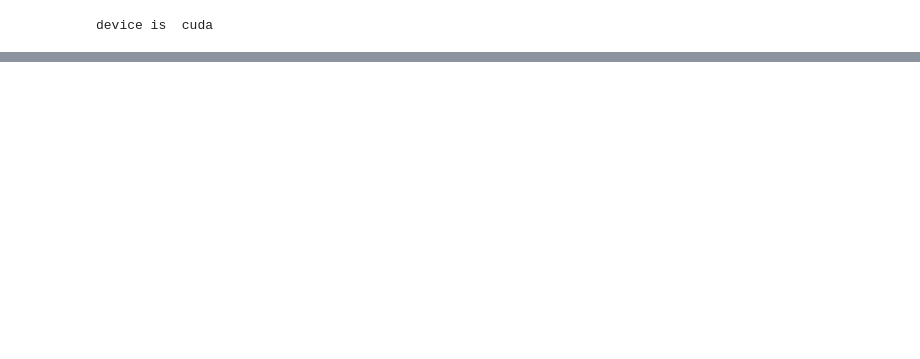
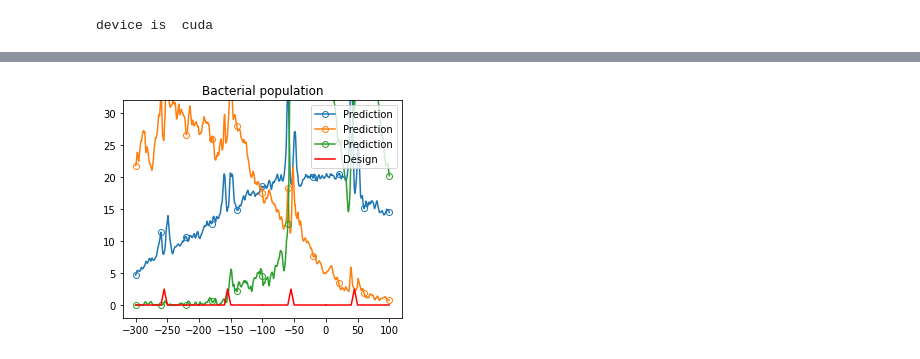
Before and after one commit to zongyi-li/Geo-FNO-catheter, a Jupyter notebook: data_design.ipynb, the cells around one changed output, grey strips where cells are left out. Drawn from its saved outputs; the diff is of its cells as text; code cells hidden in the pictures; blank space fills up the shorter version.

```diff
--- a/data_design.ipynb
+++ b/data_design.ipynb
@@ -174,0 +96,95 @@ x2, x3, h =  67.99164459991623 47.51063558980365 3.257673462055655
+# %%
+################################################################
+# inverse optimization for 1d
+################################################################
+n_periods = 4
+
+model = torch.load("catheter_plain_model_1d500", map_location=device)
+print(count_params(model))
+
+learning_rate = 0.01
+epochs = 10001
+step_size = 1000
+gamma = 0.5
+factor = torch.tensor(1e6)
+# x2, x3, h = 40 + theta[0], 40 + theta[1]^2, theta[2]^2
+# theta initial condition = 5, sqrt(10), sqrt(3)
+# Lx, x2, x3, h
+# constraints
+#               0 < Lx
+#               0.4Lx < x3
+#               0 < x2 < Lx
+#               0 < h
+# Lx=50 + abs(theta[0])
+# x1=0.4*Lx
+# x2=0.4*Lx + theta[1]
+# x3=0.4*Lx + abs(theta[2])
+# h = abs(theta[3])
+Lx_low = torch.tensor(50.0)
+theta0 = torch.tensor(np.array([50, 5, 10, 2.5], dtype=np.float))
+theta = torch.tensor(np.array([50, 5, 10, 2.5], dtype=np.float), requires_grad=True)
+
+optimizer = Adam([theta], lr=learning_rate)
+scheduler = torch.optim.lr_scheduler.StepLR(optimizer, step_size=step_size, gamma=gamma)
+
+myloss = LpLoss(size_average=False)
+xx_mask = torch.linspace(-100*(n_periods-1), 100, n_periods*1000+1, dtype=torch.float).to(device)
+
+n_features = 3
+n_data = 3
+ncx = 200
+n_p = n_periods*ncx+1
+inputZ = np.zeros((n_data, n_p, n_features))
+uf_code = np.array([[1,0,0],[0,1,0],[0,0,1]])
+for uf_type in range(n_data):
+    inputZ[uf_type,:,:3] = np.outer(np.ones(n_p), uf_code[uf_type, :])
+inputZ = torch.tensor(inputZ, dtype=torch.float).to(device)
+
+
+for ep in range(epochs):
+    model.train()
+    t1 = default_timer()
+
+    dLx, dx2, dx3 = torch.abs(theta[0]), theta[1], torch.abs(theta[2])
+    Lx  = Lx_low+dLx
+    x2, x3, h = 0.4*Lx+dx2,  0.4*Lx+dx3, torch.abs(theta[3])
+    x, XC, YC = Theta2Mesh_1d(Lx, x2, x3, h)
+
+
+    x = x.repeat(n_data, 1, 1)
+    x = torch.cat([x, inputZ], dim=2)
+
+    out = torch.clip(model(x).squeeze(), min=0.0)
+    # maximize negative mean
+    loss = -torch.sum(torch.matmul(out, xx_mask))
+    # reg = factor*torch.norm(theta[2] - theta0[2])
+    reg = factor*torch.norm(theta[3])
+    loss_sum = loss + reg
+
+    loss_sum.backward()
+    optimizer.step()
+    scheduler.step()
+
+    t2 = default_timer()
+
+    if ep%200==0:
+        print(ep, t2 - t1,  "loss = ", loss.item(), "reg = ", reg.item())
+
+        Lx, x2, x3, h = Lx.item(), x2.item(), x3.item(), h.item()
+        print("Lx, x2, x3, h = ", x2, x3, h)
+
+        bottom_x, bottom_y = np.array([0, 0.4*Lx, x2, x3, Lx]),  np.array([0.0, 0, h, 0, 0.0])
+
+
+        plt.figure(figsize=(5,4))
+        plt.title("Bacterial population")
+        plt.plot(xx_mask.detach().cpu().numpy(), out.detach().cpu().numpy().T, "-o", fillstyle='none', markevery=len(xx_mask)//10, label="Prediction")
+        plt.plot(bottom_x, bottom_y, color="r", label="Design")
+        for i in range(1, n_periods):
+            plt.plot(bottom_x - i*Lx, bottom_y, color="r")
+
+        plt.legend()
+        plt.ylim(-2.0,32.0)
+        plt.show()
+        plt.savefig("Catheter."+str(ep).zfill(5)+".pdf")
+# %% [output]
@@ -174,0 +194 @@ x2, x3, h =  67.99164459991623 47.51063558980365 3.257673462055655
+[figure, added]
```
Also changed, not shown: parts of 4 cells of this notebook, 4 other files.
